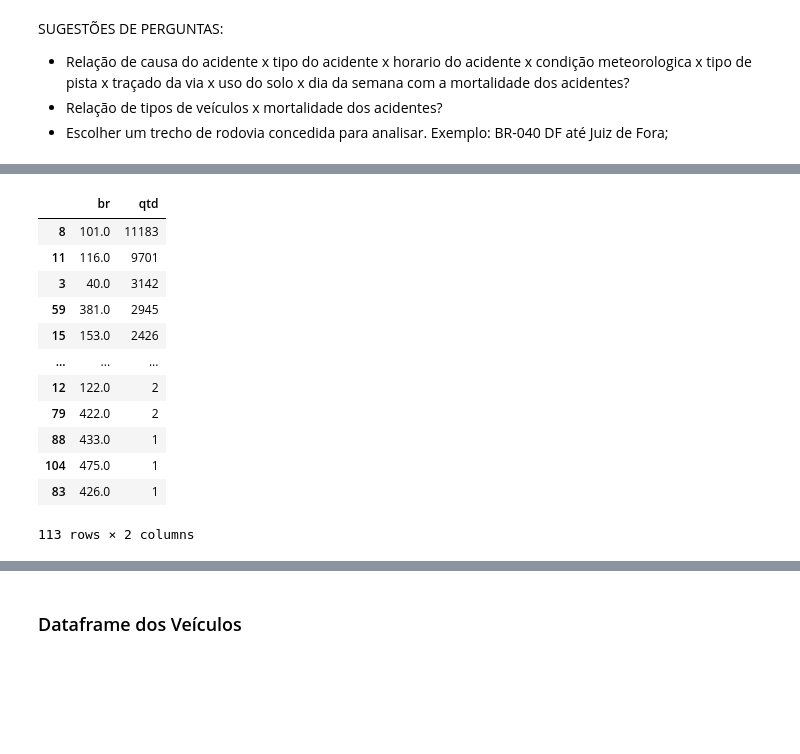
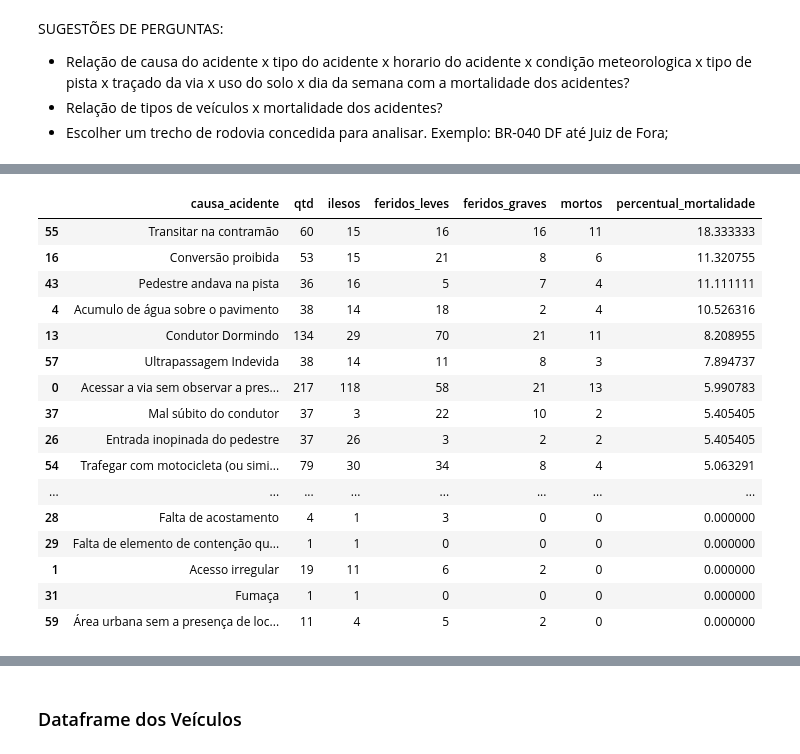
Before and after one commit to lebarreiroj/MPCA_MD, a Jupyter notebook: prf_acidentes.ipynb, the cells around one changed output, grey strips where cells are left out. Cells and saved outputs as stored; diff of their text form; code cells hidden in the pictures; blank space fills up the shorter version.

```diff
--- a/prf_acidentes.ipynb
+++ b/prf_acidentes.ipynb
@@ -150,24 +268,46 @@ SUGESTÕES DE PERGUNTAS:
 # %%
+dictio = {'id':'count', 'ilesos':'sum','feridos_leves':'sum','feridos_graves':'sum', 'mortos':'sum'}
+
 # Análise estatística dos dados de acidentes
-## Acidentes por Rodovias
-dfagg_acid = dfacid.groupby(['br']).agg({'id':'count'})
-# Altera o nome da coluna id para qtd - count(id)
-dfagg_acid.rename(columns={'id':'qtd'}, inplace=True)
-dfagg_acid.reset_index(inplace=True)
-dfagg_acid = dfagg_acid.sort_values(by=['qtd'],ascending=False)
+def _acidentes(df, aggr_field, dicio ):
+    ## Acidentes por ano_mes
+    #dfagg_acid = dfacid.groupby(['causa_acidente']).agg({'id':'count', 'ilesos':'sum','feridos_leves':'sum','feridos_graves':'sum', 'mortos':'sum'})
+    df = df.groupby(aggr_field).agg(dicio)
+    # Altera o nome da coluna id para qtd - count(id)
+    df.rename(columns={'id':'qtd'}, inplace=True)
+    df['percentual_mortalidade'] = df['mortos'] / df['qtd'] * 100
+    df.reset_index(inplace=True)
+    df = df.sort_values(by=['percentual_mortalidade'],ascending=False)
+
+    return df
 # imprimir
-dfagg_acid
+#dfagg_acid
+
+
+def _acidente_pessoas(df, aggr_field, dict_pess):
+    print(aggr_field)
+    df = df.groupby(aggr_field).agg(dict_pess)
+    return df
-# %% [output]
-|  | br | qtd |
-| 8 | 101.0 | 11183 |
-| 11 | 116.0 | 9701 |
-| 3 | 40.0 | 3142 |
-| 59 | 381.0 | 2945 |
-| 15 | 153.0 | 2426 |
-| ... | ... | ... |
-| 12 | 122.0 | 2 |
-| 79 | 422.0 | 2 |
-| 88 | 433.0 | 1 |
-| 104 | 475.0 | 1 |
-| 83 | 426.0 | 1 |
-113 rows × 2 columns
+# %%
+aggr_fld = ['causa_acidente']
+
+df1 = _acidentes(dfacid, aggr_fld, dictio)
+df1
+# %% [output]
+|  | causa_acidente | qtd | ilesos | feridos_leves | feridos_graves | mortos | percentual_mortalidade |
+| 55 | Transitar na contramão | 60 | 15 | 16 | 16 | 11 | 18.333333 |
+| 16 | Conversão proibida | 53 | 15 | 21 | 8 | 6 | 11.320755 |
+| 43 | Pedestre andava na pista | 36 | 16 | 5 | 7 | 4 | 11.111111 |
+| 4 | Acumulo de água sobre o pavimento | 38 | 14 | 18 | 2 | 4 | 10.526316 |
+| 13 | Condutor Dormindo | 134 | 29 | 70 | 21 | 11 | 8.208955 |
+| 57 | Ultrapassagem Indevida | 38 | 14 | 11 | 8 | 3 | 7.894737 |
+| 0 | Acessar a via sem observar a pres... | 217 | 118 | 58 | 21 | 13 | 5.990783 |
+| 37 | Mal súbito do condutor | 37 | 3 | 22 | 10 | 2 | 5.405405 |
+| 26 | Entrada inopinada do pedestre | 37 | 26 | 3 | 2 | 2 | 5.405405 |
+| 54 | Trafegar com motocicleta (ou simi... | 79 | 30 | 34 | 8 | 4 | 5.063291 |
+| ... | ... | ... | ... | ... | ... | ... | ... |
+| 28 | Falta de acostamento | 4 | 1 | 3 | 0 | 0 | 0.000000 |
+| 29 | Falta de elemento de contenção qu... | 1 | 1 | 0 | 0 | 0 | 0.000000 |
+| 1 | Acesso irregular | 19 | 11 | 6 | 2 | 0 | 0.000000 |
+| 31 | Fumaça | 1 | 1 | 0 | 0 | 0 | 0.000000 |
+| 59 | Área urbana sem a presença de loc... | 11 | 4 | 5 | 2 | 0 | 0.000000 |
```
Also changed, not shown: parts of 83 cells of this notebook, 5 other files.
